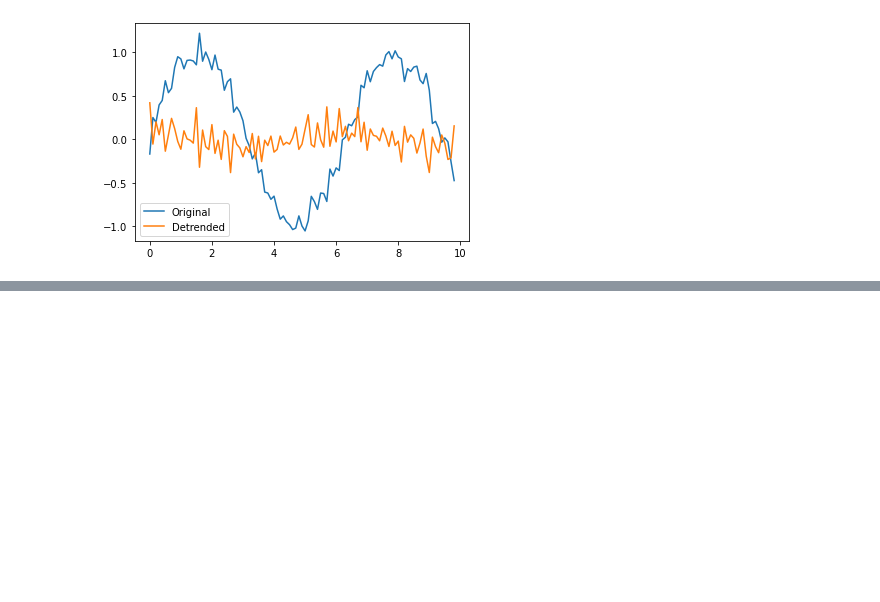
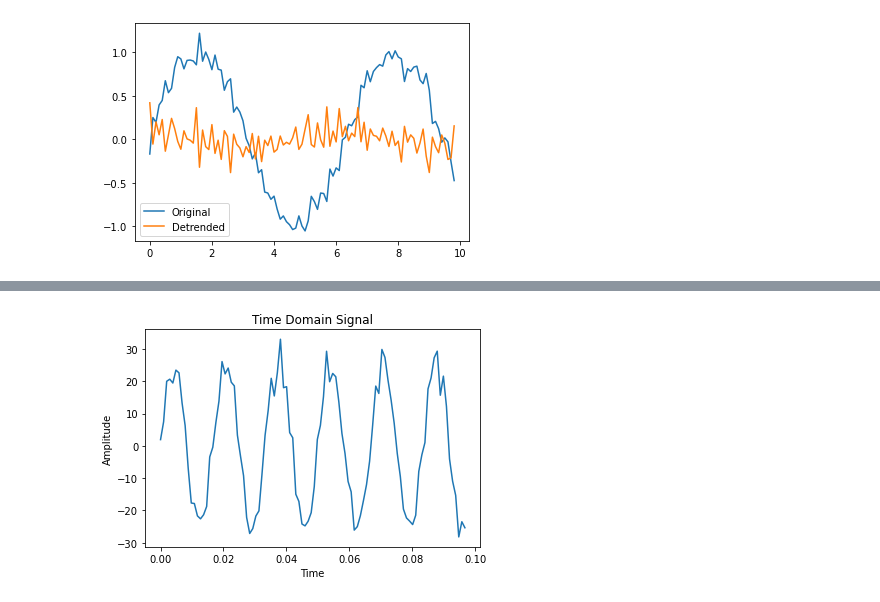
Before and after one commit to Jansen-Lin/test_bed_repo, a Jupyter notebook: notebook/_notebook_time_series.ipynb, the cells around one changed output, grey strips where cells are left out. Saved outputs shown, nothing was run; the diff lists cells and outputs as text; code cells hidden in the pictures; blank space fills up the shorter version.

```diff
--- a/notebook/_notebook_time_series.ipynb
+++ b/notebook/_notebook_time_series.ipynb
@@ -69,0 +82,22 @@ plt.show()
+# %%
+time = np.linspace(0, 2, N)
+# %%
+freq1 = 60
+magnitude1 = 25
+freq2 = 270
+magnitude2 = 2
+
+waveform1 = magnitude1 * np.sin (2 * pi * freq1 * time)
+waveform2 = magnitude2 * np.sin (2 * pi * freq2 * time)
+# %%
+noise = np.random.normal (0, 3, N)
+# %%
+time_data = waveform1 + waveform2 + noise
+# %%
+plt.plot (time [0:100], time_data [0:100])
+plt.title ('Time Domain Signal')
+plt.xlabel ('Time')
+plt.ylabel ('Amplitude')
+plt.show ()
+# %% [output]
+[figure, added]
```
Also changed, not shown: parts of 6 cells of this notebook, 4 other files.
